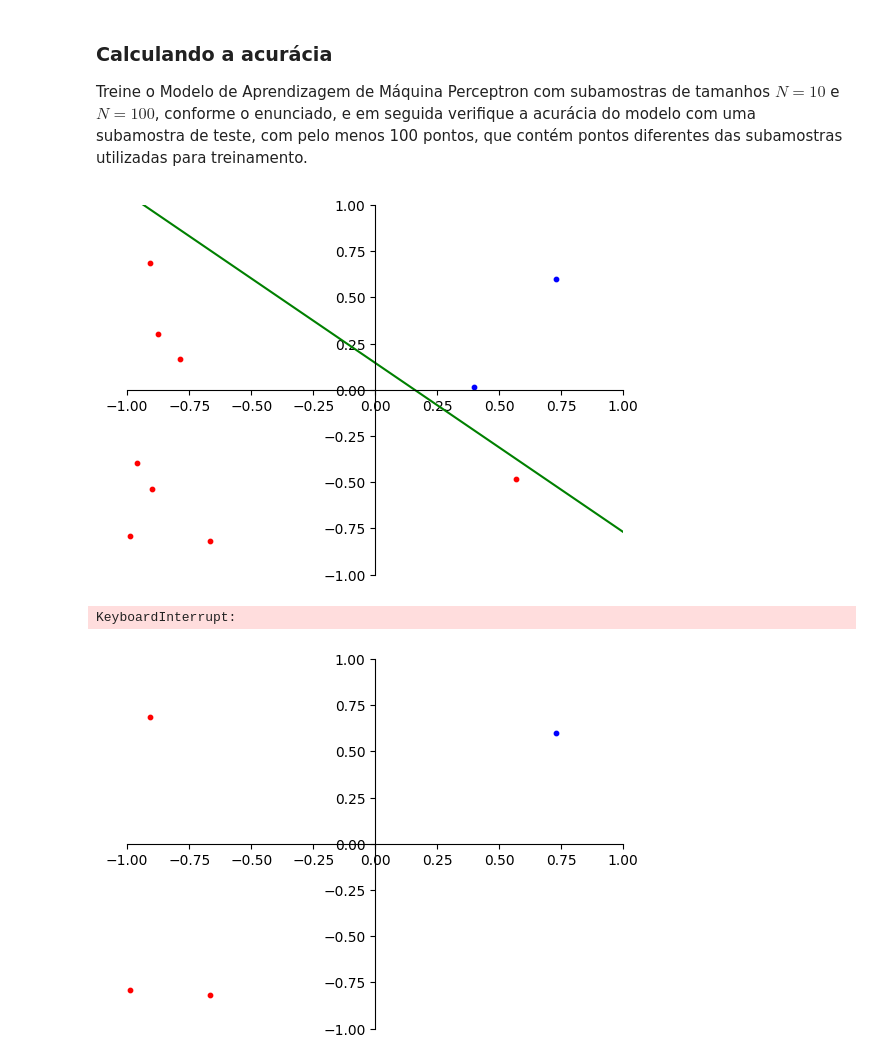
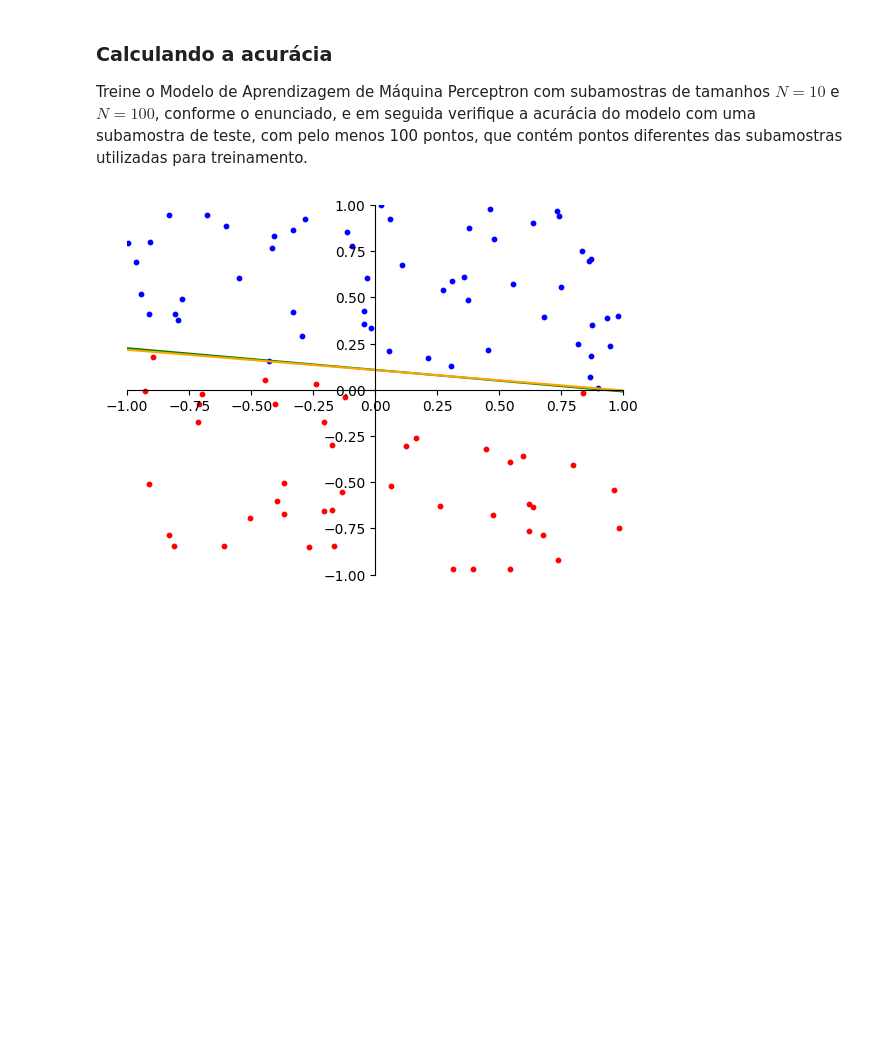
Before and after one commit to viniciusrodriguesai/Machine_learning_exercises, a Jupyter notebook: First_Practical_Lesson/Pra769tica_-_PLA.ipynb, the cells around one changed output. Saved outputs shown, nothing was run; the diff lists cells and outputs as text; code cells hidden in the pictures; blank space fills up the shorter version.

```diff
--- a/First_Practical_Lesson/Pra769tica_-_PLA.ipynb
+++ b/First_Practical_Lesson/Pra769tica_-_PLA.ipynb
@@ -212,18 +214,16 @@ def constroiListaPCI(X, y, w):
 Treine o Modelo de Aprendizagem de Máquina Perceptron com subamostras de tamanhos $N=10$ e $N = 100$, conforme o enunciado, e em seguida verifique a acurácia do modelo com uma subamostra de teste, com pelo menos 100 pontos,
 que contém pontos diferentes das subamostras utilizadas para treinamento.
 # %%
-n = 10
+n = 100
 x_treino = X[:n]
 y_treino = y[:n]
 
 #Teste da acurácia
 
-x_teste = X[990:1000]
-y_teste = y[990:1000]
+x_teste = X[900:1000]
+y_teste = y[900:1000]
 
 
 it, w_treinado = PLA(x_treino,y_treino,f)
 # %% [output]
-[figure, old version]
+[figure, new version]
-KeyboardInterrupt:
-[figure, removed]
```
Also changed, not shown: parts of 3 cells of this notebook.
